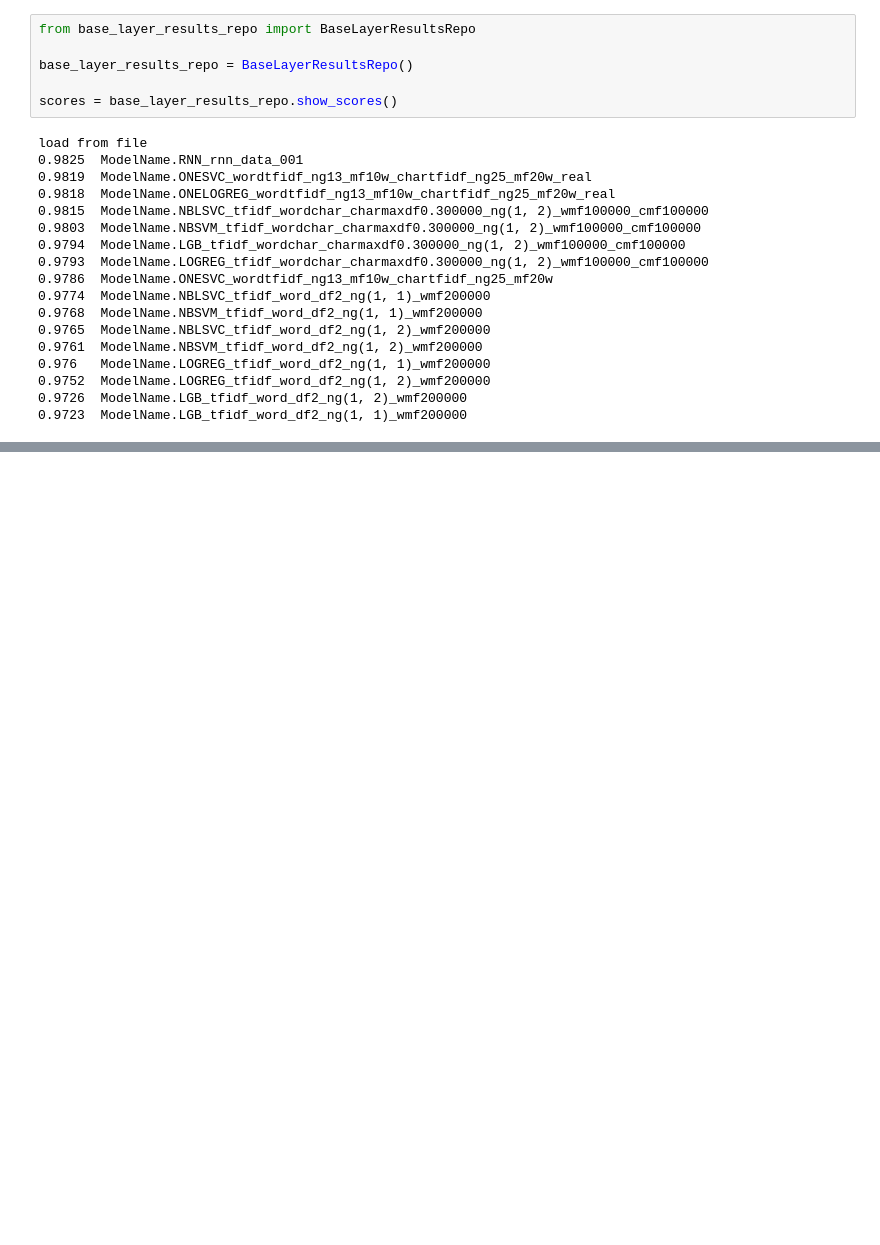
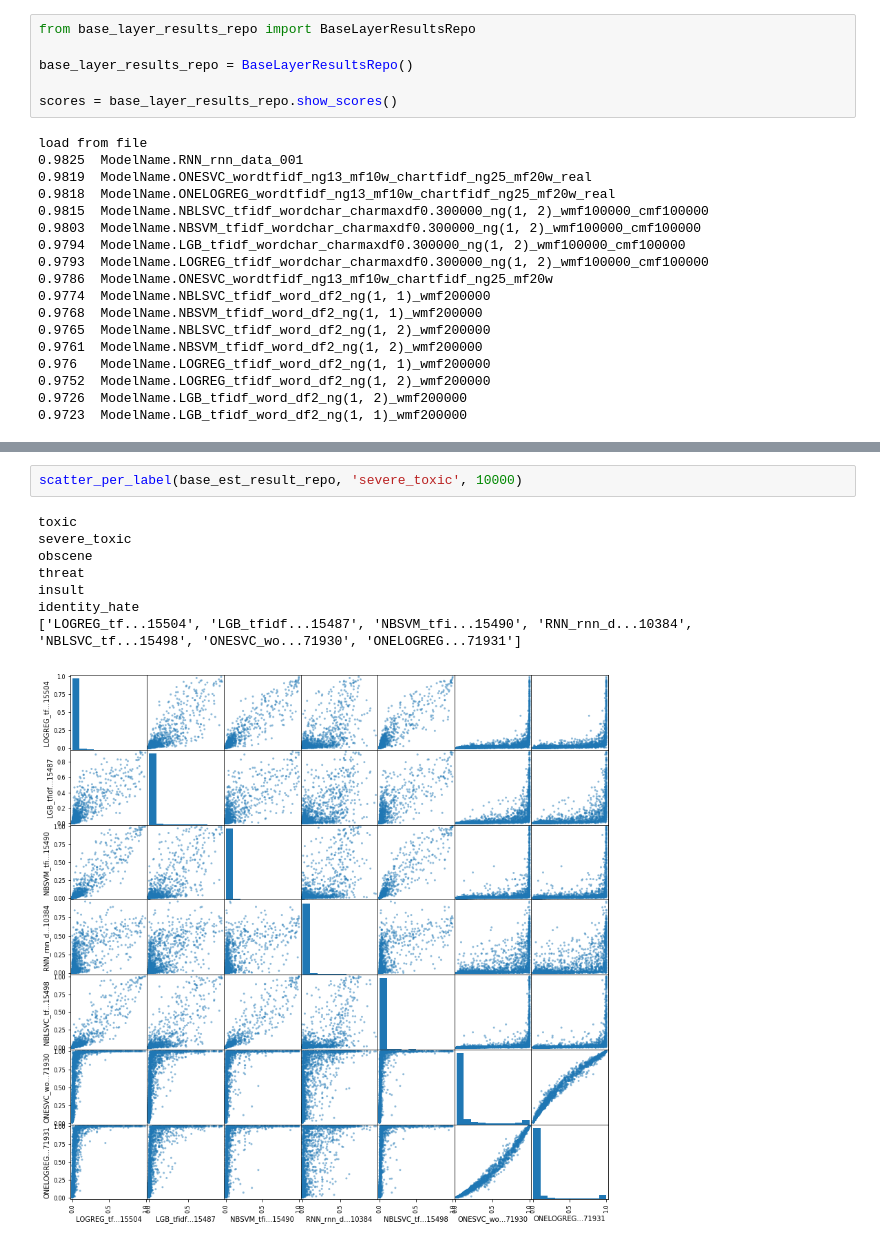
Before and after one commit to wluo-personal/Kaggle, a Jupyter notebook: toxic/sc/stacking/base_layer_est_preds_analysis.ipynb, the cells around one changed output, grey strips where cells are left out. Saved outputs shown, nothing was run; the diff lists cells and outputs as text; blank space fills up the shorter version.

```diff
--- a/toxic/sc/stacking/base_layer_est_preds_analysis.ipynb
+++ b/toxic/sc/stacking/base_layer_est_preds_analysis.ipynb
@@ -81,0 +82,11 @@ def scatter_per_label(preds_repo, label_cols, draw_label):
+# %%
+scatter_per_label(base_est_result_repo, 'severe_toxic', 10000)
+# %% [output]
+toxic
+severe_toxic
+obscene
+threat
+insult
+identity_hate
+['LOGREG_tf...15504', 'LGB_tfidf...15487', 'NBSVM_tfi...15490', 'RNN_rnn_d...10384', 'NBLSVC_tf...15498', 'ONESVC_wo...71930', 'ONELOGREG...71931']
+[figure, added]
```
Also changed, not shown: parts of 8 cells of this notebook, 5 other files.
